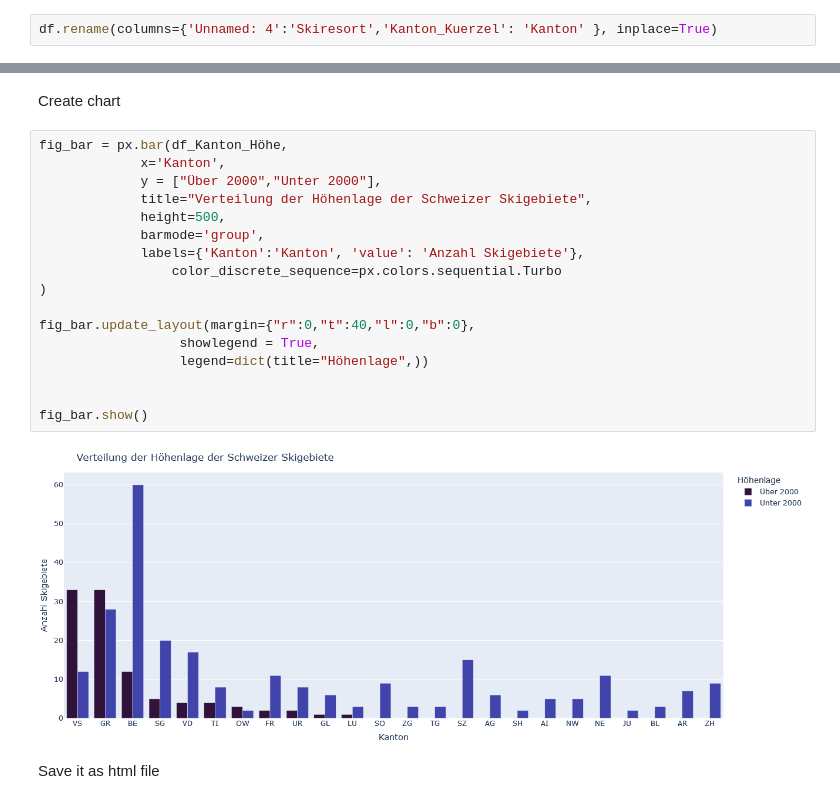
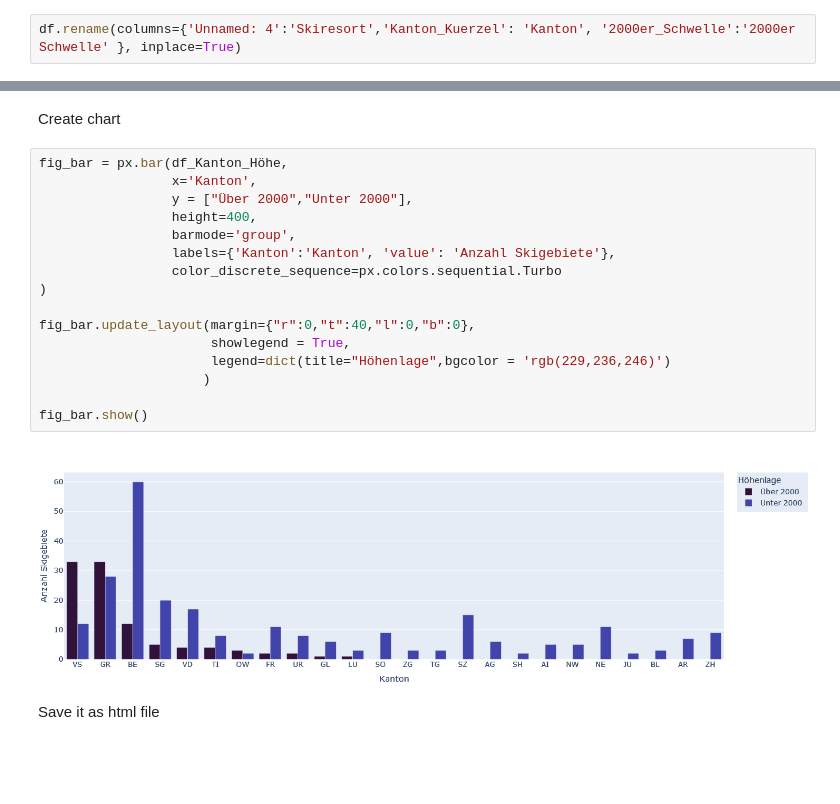
Before and after one commit to gimarius/Ski_Resorts_Switzerland, a Jupyter notebook: Data_Visualisation/Plotly_Analysis.ipynb, the cells around one changed output, grey strips where cells are left out. Drawn from its saved outputs; the diff is of its cells as text; blank space fills up the shorter version.

```diff
--- a/Data_Visualisation/Plotly_Analysis.ipynb
+++ b/Data_Visualisation/Plotly_Analysis.ipynb
@@ -38,7 +38,7 @@ Index(['Skiresort_ID', 'Bergfex_ID', 'Ort', 'PLZ', 'Unnamed: 4',
 # %% [markdown]
 Rename column
 # %%
-df.rename(columns={'Unnamed: 4':'Skiresort','Kanton_Kuerzel': 'Kanton' }, inplace=True)
+df.rename(columns={'Unnamed: 4':'Skiresort','Kanton_Kuerzel': 'Kanton', '2000er_Schwelle':'2000er Schwelle' }, inplace=True)
 # %% [markdown]
 Assign values to two new columns
 # %%
@@ -97,23 +101,22 @@ Indexing with multiple keys (implicitly converted to a tuple of keys) will be de
 Create chart
 # %%
 fig_bar = px.bar(df_Kanton_Höhe,
-             x='Kanton',
-             y = ["Über 2000","Unter 2000"],
-             title="Verteilung der Höhenlage der Schweizer Skigebiete",
-             height=500,
-             barmode='group',
-             labels={'Kanton':'Kanton', 'value': 'Anzahl Skigebiete'},
+                 x='Kanton',
+                 y = ["Über 2000","Unter 2000"],
+                 height=400,
+                 barmode='group',
+                 labels={'Kanton':'Kanton', 'value': 'Anzahl Skigebiete'},
                  color_discrete_sequence=px.colors.sequential.Turbo
 )
 
 fig_bar.update_layout(margin={"r":0,"t":40,"l":0,"b":0},
-                  showlegend = True,
-                  legend=dict(title="Höhenlage",))
-
+                      showlegend = True,
+                      legend=dict(title="Höhenlage",bgcolor = 'rgb(229,236,246)')
+                     )
 
 fig_bar.show()
 # %% [output]
-[figure, old version]
+[figure, new version]
 # %% [markdown]
 Save it as html file
 # %%
```
Also changed, not shown: parts of 15 cells of this notebook.
